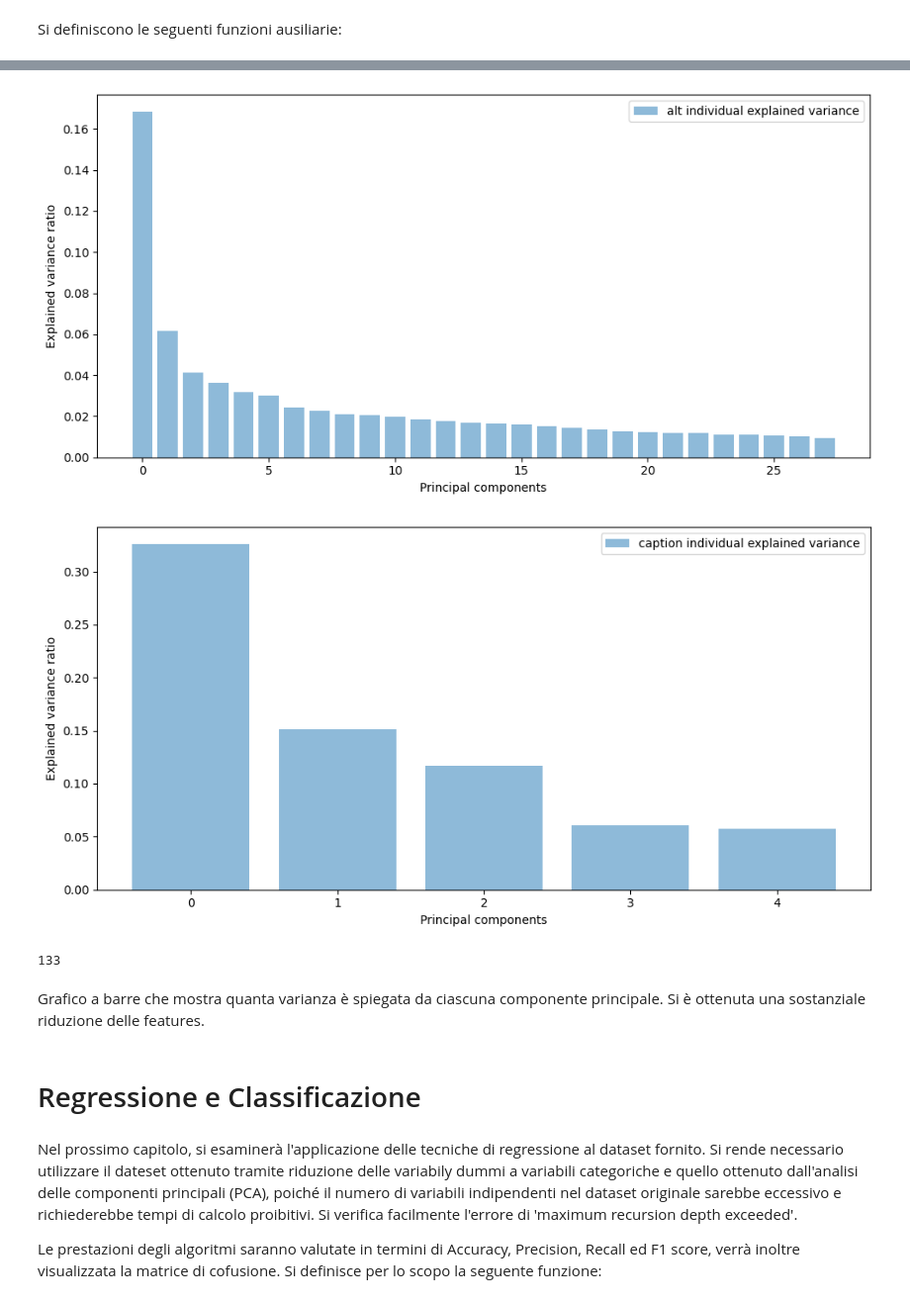
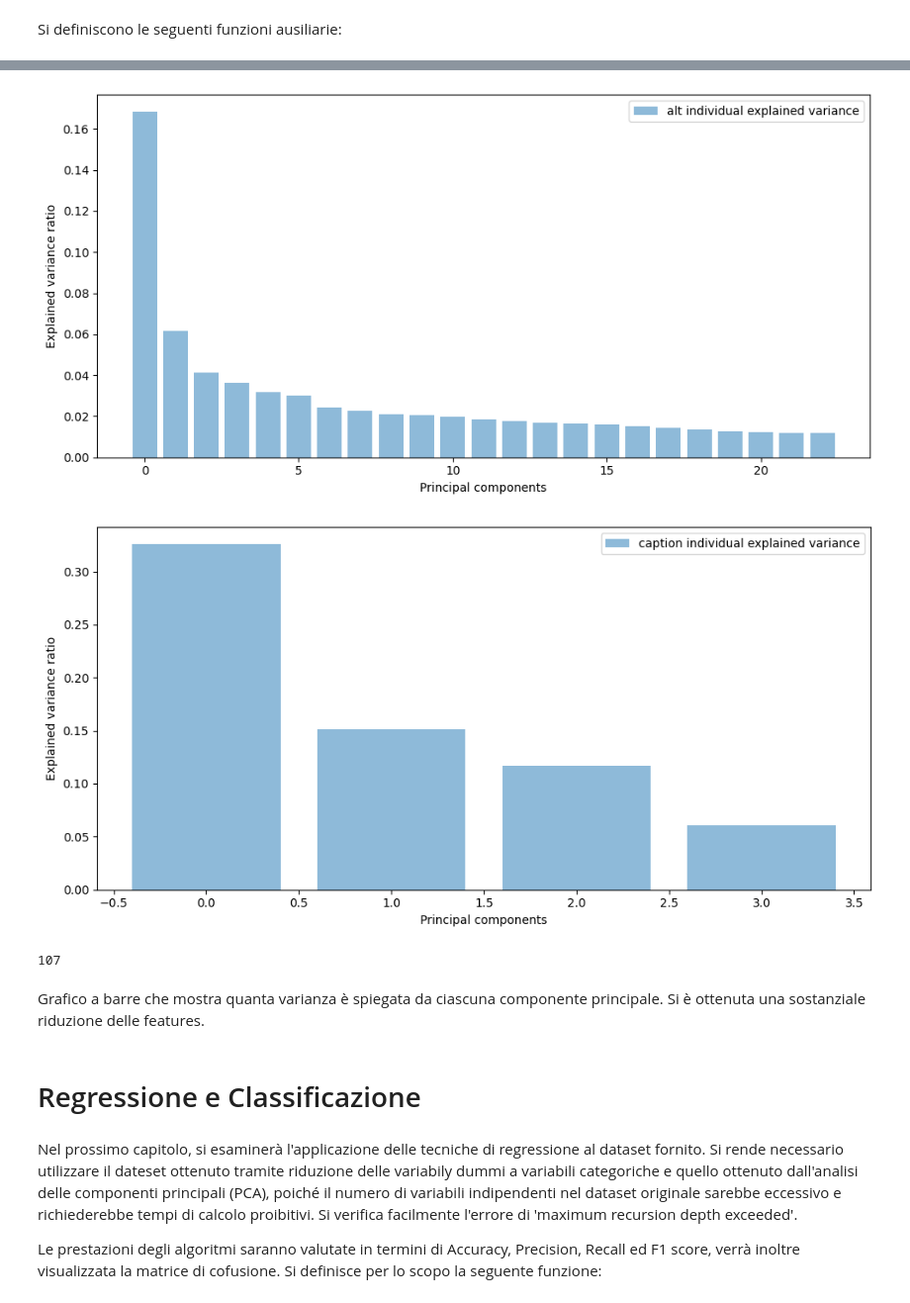
Before and after one commit to wredan/fad-project, a Jupyter notebook: notebook.ipynb, the cells around one changed output, grey strips where cells are left out. Shown at 99% size. Cells and saved outputs as stored; diff of their text form; code cells hidden in the pictures.

```diff
--- a/notebook.ipynb
+++ b/notebook.ipynb
@@ -528,6 +535,6 @@ def apply_pca(train_df, test_df, n_components=0.70, show_plots=False):
 
     return train_pca_df, test_pca_df
 # %%
-pca_train_set, pca_test_set = apply_pca(train_set_reduced, test_set_reduced, n_components=0.70, show_plots=True) # Keep 70% of variance
+pca_train_set, pca_test_set = apply_pca(train_set_reduced, test_set_reduced, n_components=0.65, show_plots=True) # Keep 70% of variance
 print(len(pca_train_set.columns))
 # %% [output]
@@ -537,10 +544,10 @@ print(len(pca_train_set.columns))
-[figure, old version]
+[figure, new version]
-[figure, old version]
+[figure, new version]
-133
+107
 # %% [markdown]
 Grafico a barre che mostra quanta varianza è spiegata da ciascuna componente principale. Si è ottenuta una sostanziale riduzione delle features.
 # %% [markdown]
-# Regressione e Classificazione <a id="regressione"></a>
+# Regressione e Classificazione <a id="regressione-e-classificazione"></a>
 # %% [markdown]
 Nel prossimo capitolo, si esaminerà l'applicazione delle tecniche di regressione al dataset fornito. Si rende necessario utilizzare il dateset ottenuto tramite riduzione delle variabily dummi a variabili categoriche e quello ottenuto dall'analisi delle componenti principali (PCA), poiché il numero di variabili indipendenti nel dataset originale sarebbe eccessivo e richiederebbe tempi di calcolo proibitivi. Si verifica facilmente l'errore di 'maximum recursion depth exceeded'.
 
```
Also changed, not shown: parts of 42 cells of this notebook.
